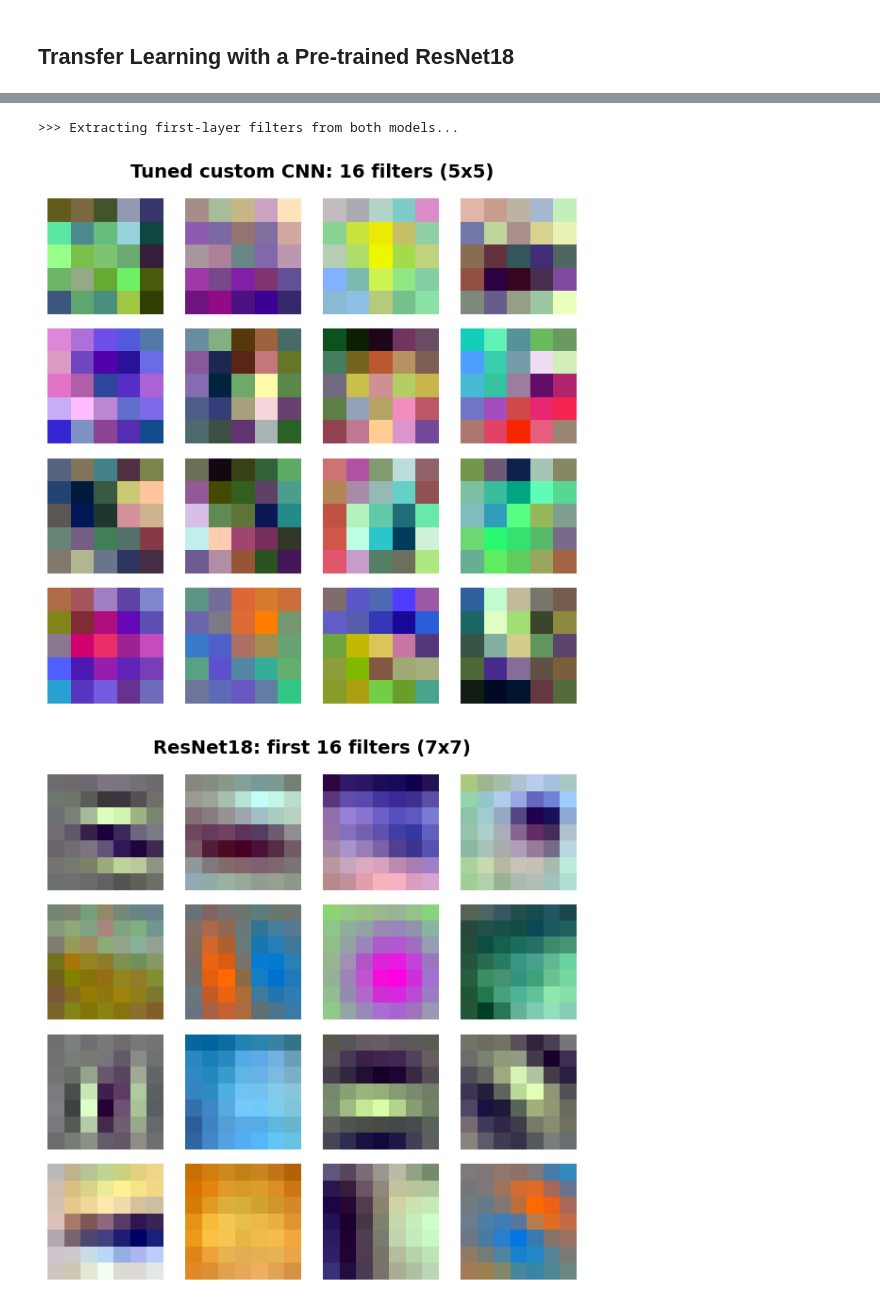
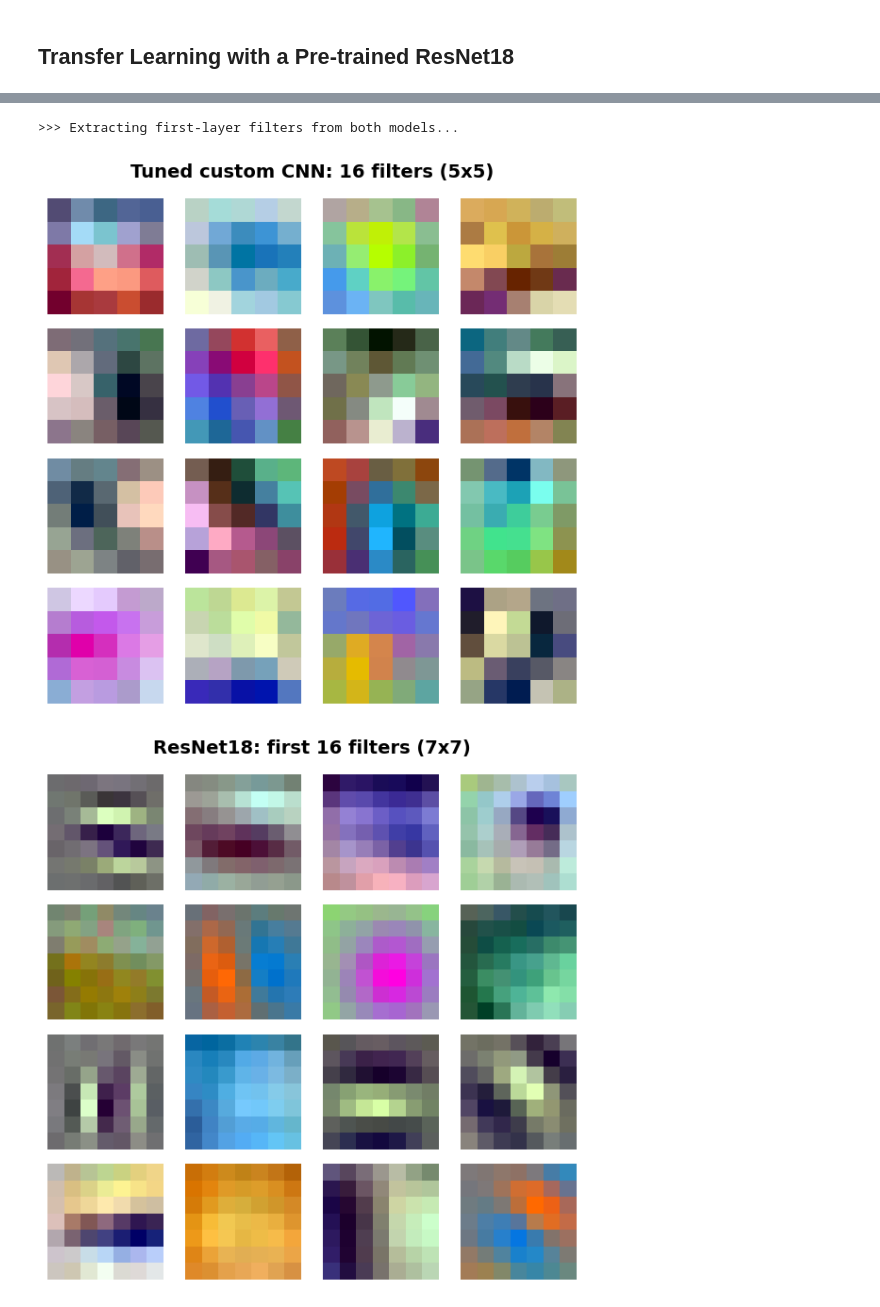
Before and after one commit to Fanisbar/ML_image_classification, a Jupyter notebook: main.ipynb, the cells around one changed output, grey strips where cells are left out. Cells and saved outputs as stored; diff of their text form; code cells hidden in the pictures.

Commit message:
finalized version

```diff
--- a/main.ipynb
+++ b/main.ipynb
@@ -257,7 +233,7 @@ print(model)
 print(f"Total parameters: {sum(p.numel() for p in model.parameters()):,}")
 print(f"Trainable parameters: {sum(p.numel() for p in model.parameters() if p.requires_grad):,}")
 
-def train_one_epoch(model, loader, optimizer, criterion):
+def train_one_epoch(model, loader, optimizer, criterion, augment=None):
     model.train()
     total_loss = 0.0
     total_correct = 0
@@ -266,6 +242,9 @@ def train_one_epoch(model, loader, optimizer, criterion):
     for batch_idx, (images, labels) in enumerate(loader):
         images = images.to(device)
         labels = labels.to(device)
+
+        if augment is not None:
+            images = augment(images)
 
         optimizer.zero_grad()
 
@@ -1833,8 +1798,8 @@ Regularization will be examined thoroughly and fairly in the following section t
 # %%
 SEARCH_EPOCHS = 60
 
-dropout_values = [0.1, 0.2, 0.3, 0.4, 0.5]
-wd_values = [1e-5, 3.16227766e-5, 1e-4, 3.16227766e-4, 1e-3]
+dropout_values = [0.0, 0.1, 0.2, 0.3, 0.4]
+wd_values = [1e-3, 3e-3, 1e-2, 3e-2, 1e-1]
 
 search_results = {}
 criterion = nn.CrossEntropyLoss()
@@ -1857,7 +1822,7 @@ for dp in dropout_values:
         g.manual_seed(SEED)
 
         current_train_loader = DataLoader(
-            tuning_dataset,
+            train_dataset,
             batch_size=train_dataloader.batch_size,
             shuffle=True,
             generator=g,
@@ -1870,7 +1835,7 @@ for dp in dropout_values:
             torch.cuda.manual_seed_all(SEED)
 
         model = RegularizedBatchNormCNN(dropout_p=dp).to(device)
-        optimizer = optim.Adam(model.parameters(), lr=0.001, weight_decay=wd)
+        optimizer = optim.AdamW(model.parameters(), lr=0.001, weight_decay=wd)
         scheduler = CosineAnnealingLR(optimizer, T_max=SEARCH_EPOCHS)
 
         best_val_f1 = -1.0
@@ -1881,8 +1846,8 @@ for dp in dropout_values:
 
         start_time = time.time()
         for epoch in range(SEARCH_EPOCHS):
-            train_loss, train_acc = train_one_epoch(model, current_train_loader, optimizer, criterion)
-            val_loss, val_acc, val_f1, val_cm = evaluate(model, val_dataloader_clean, criterion)
+            train_loss, train_acc = train_one_epoch(model, current_train_loader, optimizer, criterion, augment=tuning_augment)
+            val_loss, val_acc, val_f1, val_cm = evaluate(model, val_dataloader, criterion)
 
             scheduler.step()
 
@@ -1934,7 +1899,7 @@ print(f"Total parameters: {sum(p.numel() for p in best_reg_model.parameters()):,
 print(f"Trainable parameters: {sum(p.numel() for p in best_reg_model.parameters() if p.requires_grad):,}")
 
 # best model evaluation on test set
-test_loss_final, test_acc_final, test_f1_final, test_cm_final = evaluate(best_reg_model, test_dataloader_clean, criterion)
+test_loss_final, test_acc_final, test_f1_final, test_cm_final = evaluate(best_reg_model, test_dataloader, criterion)
 
 print(f"Best custom cnn tuned, evaluated on test set: Test Acc: {test_acc_final*100:.2f}% | "
       f"Test macro F1: {test_f1_final:.4f}\n")
@@ -1970,7 +1935,7 @@ print("| :--- | :---: | :---: | :---: | :---: |")
 for exp_name, res in experiment_results.items():
     print(f"| {exp_name} | {res['Best_Epoch']} | {res['Val_Acc']*100:.2f}% | {res['Val_F1']:.4f} | "
           f"{res['val_losses'][res['Best_Epoch']-1] - res['train_losses'][res['Best_Epoch']-1]:.4f} |")
-print("-"*100 + "\n")
+print("-"*100)
 # %% [output]
 >>> Starting hyperparameter search (dropout x weight_decay)...
 
@@ -2069,7 +2036,8 @@ def process_batch_for_resnet(images, device):
 
 # new train function for resnet
 def train_resnet_epoch(model, dataloader, optimizer, criterion, device):
-    model.train()
+    model.eval()          # backbone in eval mode: uses but doesn't update ImageNet stats
+    model.fc.train()
     running_loss = 0.0
     correct = 0
     total = 0
@@ -2146,7 +2114,7 @@ print(f"Trainable parameters: {trainable_params:,}")
 g = torch.Generator()
 g.manual_seed(SEED)
 resnet_train_dataloader = DataLoader(
-    plain_train_dataset,
+    train_dataset,
     batch_size=BATCH_SIZE,
     shuffle=True,
     generator=g,
@@ -2154,7 +2122,7 @@ resnet_train_dataloader = DataLoader(
     pin_memory=True,
 )
 
-optimizer = optim.Adam(resnet18.fc.parameters(), lr=0.001) # only the fc is trained
+optimizer = optim.AdamW(resnet18.fc.parameters(), lr=0.001) # only the fc is trained
 criterion = nn.CrossEntropyLoss()
 RESNET_EPOCHS = 10
 best_val_f1 = -1.0
@@ -2164,7 +2132,7 @@ start_time = time.time()
 
 for epoch in range(RESNET_EPOCHS):
     train_loss, train_acc = train_resnet_epoch(resnet18, resnet_train_dataloader, optimizer, criterion, device)
-    val_loss, val_acc, val_f1, val_cm = evaluate_resnet(resnet18, val_dataloader_clean, criterion, device)
+    val_loss, val_acc, val_f1, val_cm = evaluate_resnet(resnet18, val_dataloader, criterion, device)
 
     if val_f1 > best_val_f1:
         best_val_f1 = val_f1
@@ -2175,12 +2143,12 @@ for epoch in range(RESNET_EPOCHS):
 end_time = time.time()
 print(f"\nTraining complete in: {end_time - start_time:.2f}s.")
 
-resnet18_path = "/content/drive/MyDrive/Colab Notebooks/best_frozen_resnet18.pth"
-torch.save(resnet18.state_dict(), resnet18_path)
 
 # best model evaluation on test set
 resnet18.load_state_dict(best_model_wts)
-test_loss, test_acc, test_f1, test_cm = evaluate_resnet(resnet18, test_dataloader_clean, criterion, device)
+resnet18_path = "/content/drive/MyDrive/Colab Notebooks/best_frozen_resnet18.pth"
+torch.save(resnet18.state_dict(), resnet18_path)
+test_loss, test_acc, test_f1, test_cm = evaluate_resnet(resnet18, test_dataloader, criterion, device)
 
 print("\n" + "-"*50)
 print("RESULTS FROZEN RESNET18 (TEST SET)")
@@ -2285,41 +2253,41 @@ def plot_activations(activations, title):
 # Select one random test sample from each class.
 random.seed(SEED)
 class_samples = {}
-indices = list(range(len(test_dataset_clean)))
+indices = list(range(len(test_dataset)))
 random.shuffle(indices)
 
 for idx in indices:
-    img, label = test_dataset_clean[idx]
+    img, label = test_dataset[idx]
     label_index = int(label.item())
     if label_index not in class_samples:
         class_samples[label_index] = img
     if len(class_samples) == 4:
         break
 
 print("\n>>> Extracting activation maps for one sample per class...")
 for label_index in sorted(class_samples.keys()):
     img = class_samples[label_index]
 
     print(f"\nClass: {class_names[label_index]}\n")
 
     # Original sample.
     plt.figure(figsize=(3, 3))
     plt.title(f"Original sample (class: {class_names[label_index]})")
     plt.imshow(img.permute(1, 2, 0).numpy())
     plt.axis('off')
     plt.show()
 
     # Custom CNN activations.
     acts_custom = get_custom_cnn_activations(my_custom_cnn, img, device)
     plot_activations(acts_custom, f"Tuned custom CNN activations (class: {class_names[label_index]})")
 
     # ResNet18 activations.
     acts_resnet = get_resnet_activations(my_resnet, img, device)
     plot_activations(acts_resnet, f"ResNet18 activations (class: {class_names[label_index]})")
     print("\n")
 # %% [output]
 >>> Extracting first-layer filters from both models...
-[figure, old version]
+[figure, new version]
 [figure]
 >>> Extracting activation maps for one sample per class...
 
```
Also changed, not shown: parts of 48 cells of this notebook.
